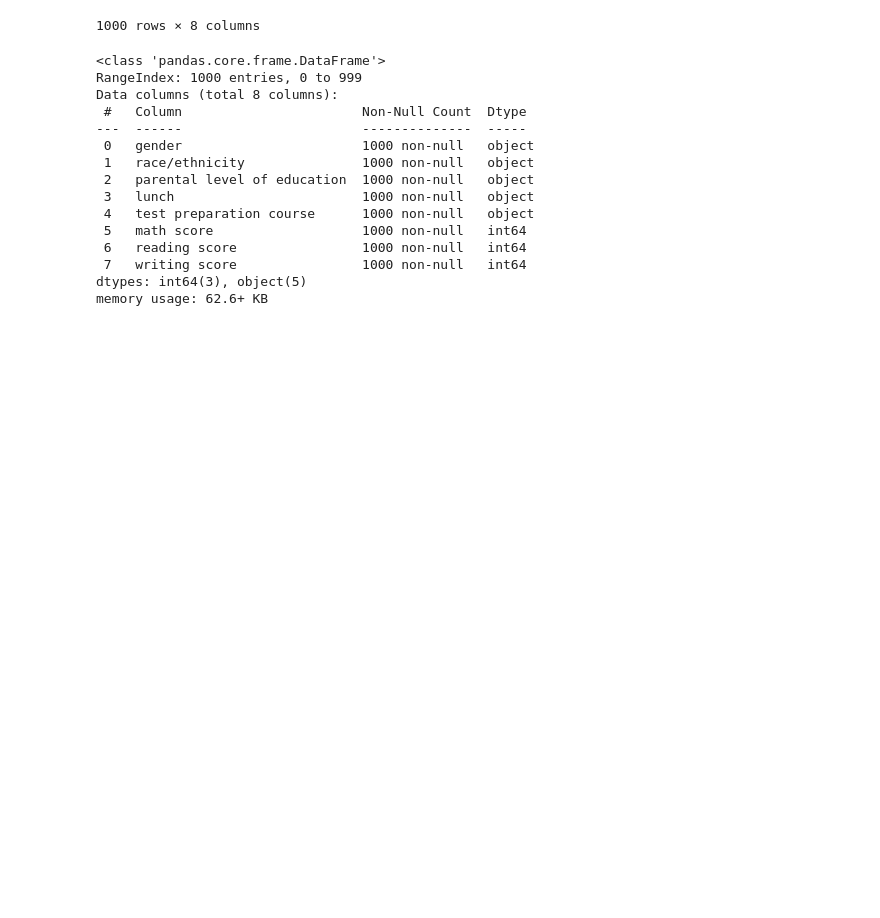
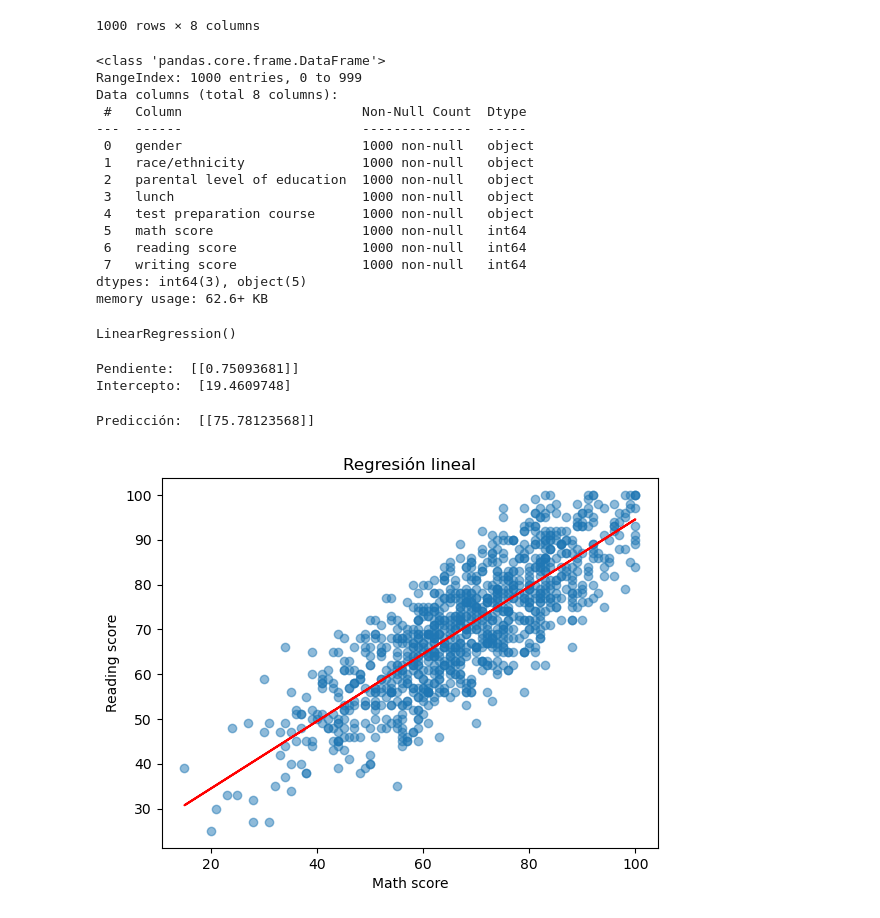
Before and after one commit to omarangaritaj/data_analisis, a Jupyter notebook: studentes_performance_prediction.ipynb, the cells around one changed output. Cells and saved outputs as stored; diff of their text form; code cells hidden in the pictures; blank space fills up the shorter version.

```diff
--- a/studentes_performance_prediction.ipynb
+++ b/studentes_performance_prediction.ipynb
@@ -38,3 +39,32 @@ Data columns (total 8 columns):
  7   writing score                1000 non-null   int64
 dtypes: int64(3), object(5)
 memory usage: 62.6+ KB
+# %%
+X = exams['math score'].values.reshape(-1, 1)
+y = exams['reading score'].values.reshape(-1, 1)
+# %%
+model = LinearRegression()
+model.fit(X, y)
+# %% [output]
+LinearRegression()
+# %%
+print('Pendiente: ', model.coef_)
+print('Intercepto: ', model.intercept_)
+# %% [output]
+Pendiente:  [[0.75093681]]
+Intercepto:  [19.4609748]
+# %%
+x_pred = np.array([[75]])
+y_pred = model.predict(x_pred)
+print('Predicción: ', y_pred)
+# %% [output]
+Predicción:  [[75.78123568]]
+# %%
+plt.scatter(X, y, alpha=0.5)
+plt.plot(X, model.predict(X), color='red')
+plt.title('Regresión lineal')
+plt.xlabel('Math score')
+plt.ylabel('Reading score')
+plt.show()
+# %% [output]
+[figure, added]
```
Also changed, not shown: parts of 1 cell of this notebook, 1 other file.
